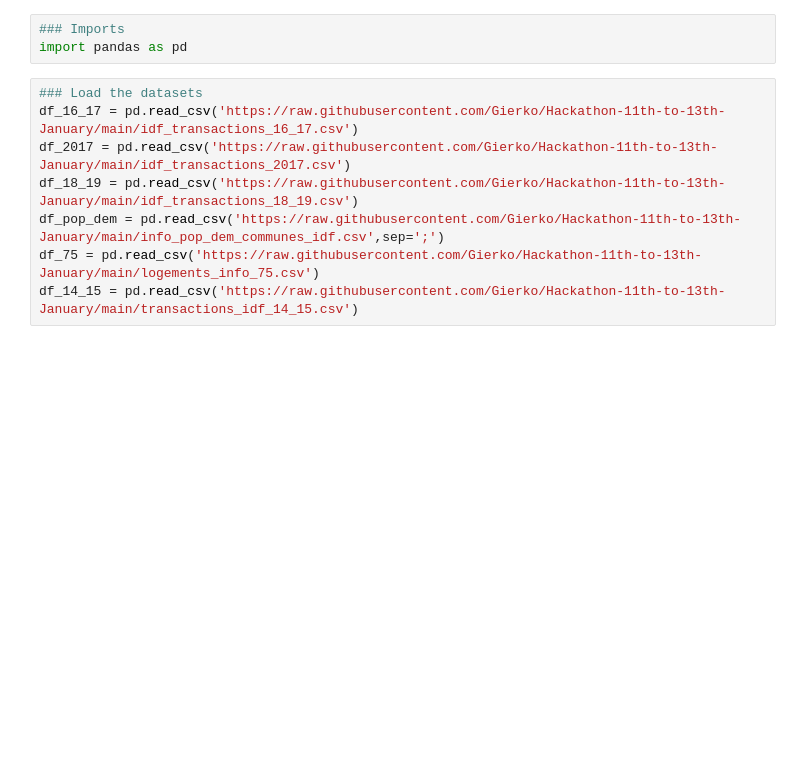
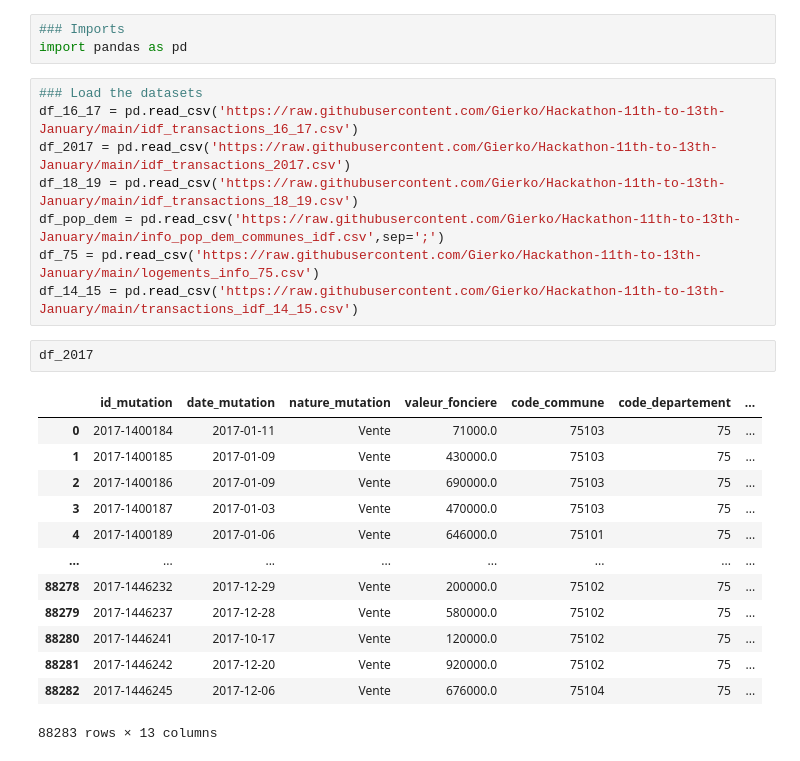
Before and after one commit to LuisaPolicarpo/Hackathon--aws, a Jupyter notebook: EDA/F_eda.ipynb, the cells around one changed output. Cells and saved outputs as stored; diff of their text form; blank space fills up the shorter version.

```diff
--- a/EDA/F_eda.ipynb
+++ b/EDA/F_eda.ipynb
@@ -11,3 +11,19 @@ df_18_19 = pd.read_csv('https://raw.githubusercontent.com/Gierko/Hackathon-11th-
 df_pop_dem = pd.read_csv('https://raw.githubusercontent.com/Gierko/Hackathon-11th-to-13th-January/main/info_pop_dem_communes_idf.csv',sep=';')
 df_75 = pd.read_csv('https://raw.githubusercontent.com/Gierko/Hackathon-11th-to-13th-January/main/logements_info_75.csv')
 df_14_15 = pd.read_csv('https://raw.githubusercontent.com/Gierko/Hackathon-11th-to-13th-January/main/transactions_idf_14_15.csv')
+# %%
+df_2017
+# %% [output]
+|  | id_mutation | date_mutation | nature_mutation | valeur_fonciere | code_commune | code_departement | ... |
+| 0 | 2017-1400184 | 2017-01-11 | Vente | 71000.0 | 75103 | 75 | ... |
+| 1 | 2017-1400185 | 2017-01-09 | Vente | 430000.0 | 75103 | 75 | ... |
+| 2 | 2017-1400186 | 2017-01-09 | Vente | 690000.0 | 75103 | 75 | ... |
+| 3 | 2017-1400187 | 2017-01-03 | Vente | 470000.0 | 75103 | 75 | ... |
+| 4 | 2017-1400189 | 2017-01-06 | Vente | 646000.0 | 75101 | 75 | ... |
+| ... | ... | ... | ... | ... | ... | ... | ... |
+| 88278 | 2017-1446232 | 2017-12-29 | Vente | 200000.0 | 75102 | 75 | ... |
+| 88279 | 2017-1446237 | 2017-12-28 | Vente | 580000.0 | 75102 | 75 | ... |
+| 88280 | 2017-1446241 | 2017-10-17 | Vente | 120000.0 | 75102 | 75 | ... |
+| 88281 | 2017-1446242 | 2017-12-20 | Vente | 920000.0 | 75102 | 75 | ... |
+| 88282 | 2017-1446245 | 2017-12-06 | Vente | 676000.0 | 75104 | 75 | ... |
+88283 rows × 13 columns
```
Also changed, not shown: parts of 6 cells of this notebook.
